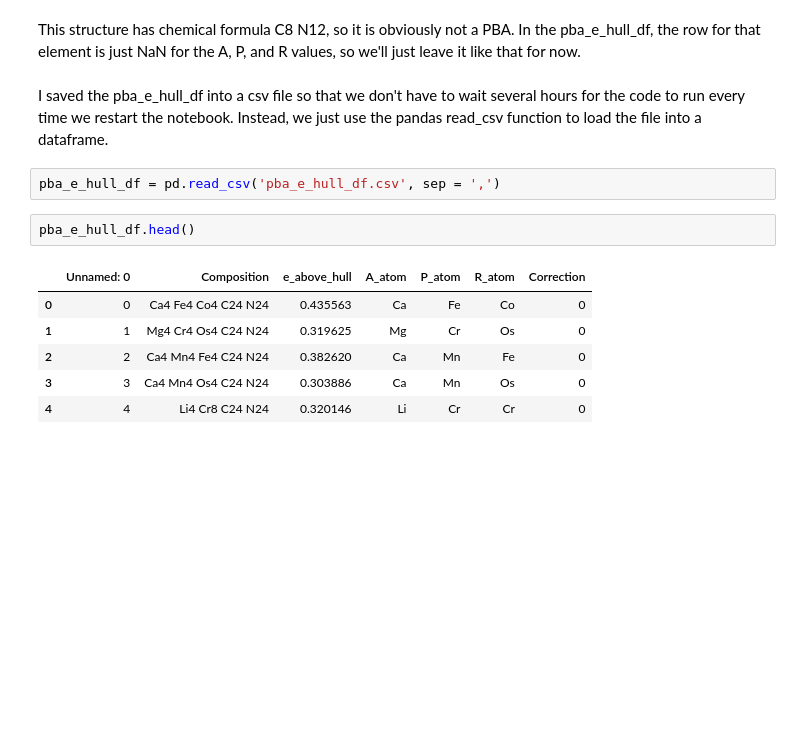
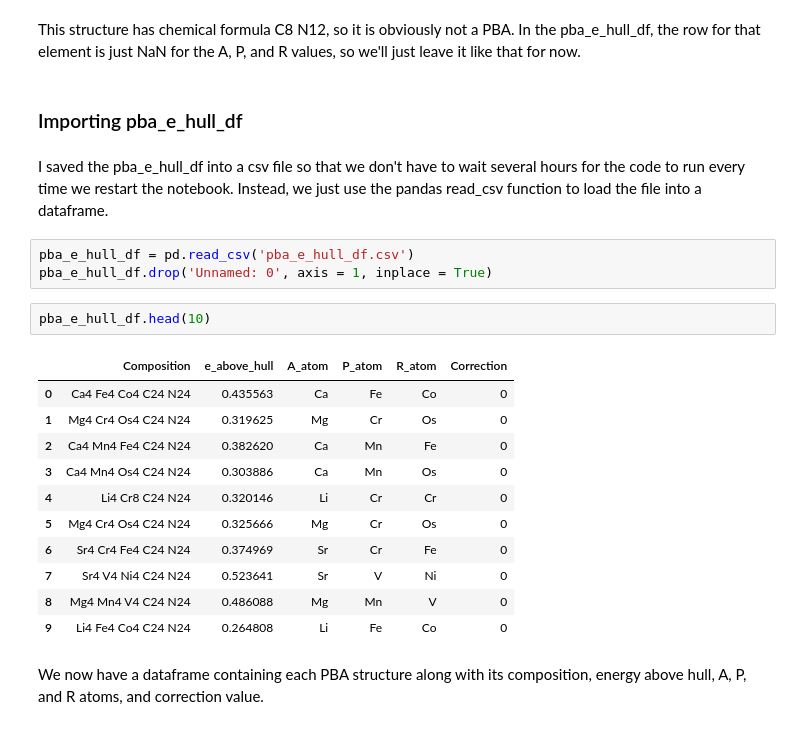
Before and after one commit to ewoodbury/my_pba_analysis, a Jupyter notebook: E Above Hull Analysis.ipynb, the cells around one changed output. Saved outputs shown, nothing was run; the diff lists cells and outputs as text; blank space fills up the shorter version.

```diff
--- a/E Above Hull Analysis.ipynb
+++ b/E Above Hull Analysis.ipynb
@@ -364,16 +345,26 @@ Data:
 # print(data_1[457])
 # %% [markdown]
 This structure has chemical formula C8 N12, so it is obviously not a PBA. In the pba_e_hull_df, the row for that element is just NaN for the A, P, and R values, so we'll just leave it like that for now.
+# %% [markdown]
+### Importing pba_e_hull_df
 # %% [markdown]
 I saved the pba_e_hull_df into a csv file so that we don't have to wait several hours for the code to run every time we restart the notebook. Instead, we just use the pandas read_csv function to load the file into a dataframe.
 # %%
-pba_e_hull_df = pd.read_csv('pba_e_hull_df.csv', sep = ',')
+pba_e_hull_df = pd.read_csv('pba_e_hull_df.csv')
+pba_e_hull_df.drop('Unnamed: 0', axis = 1, inplace = True)
 # %%
-pba_e_hull_df.head()
+pba_e_hull_df.head(10)
 # %% [output]
-|  | Unnamed: 0 | Composition | e_above_hull | A_atom | P_atom | R_atom | Correction |
-| 0 | 0 | Ca4 Fe4 Co4 C24 N24 | 0.435563 | Ca | Fe | Co | 0 |
-| 1 | 1 | Mg4 Cr4 Os4 C24 N24 | 0.319625 | Mg | Cr | Os | 0 |
-| 2 | 2 | Ca4 Mn4 Fe4 C24 N24 | 0.382620 | Ca | Mn | Fe | 0 |
-| 3 | 3 | Ca4 Mn4 Os4 C24 N24 | 0.303886 | Ca | Mn | Os | 0 |
-| 4 | 4 | Li4 Cr8 C24 N24 | 0.320146 | Li | Cr | Cr | 0 |
+|  | Composition | e_above_hull | A_atom | P_atom | R_atom | Correction |
+| 0 | Ca4 Fe4 Co4 C24 N24 | 0.435563 | Ca | Fe | Co | 0 |
+| 1 | Mg4 Cr4 Os4 C24 N24 | 0.319625 | Mg | Cr | Os | 0 |
+| 2 | Ca4 Mn4 Fe4 C24 N24 | 0.382620 | Ca | Mn | Fe | 0 |
+| 3 | Ca4 Mn4 Os4 C24 N24 | 0.303886 | Ca | Mn | Os | 0 |
+| 4 | Li4 Cr8 C24 N24 | 0.320146 | Li | Cr | Cr | 0 |
+| 5 | Mg4 Cr4 Os4 C24 N24 | 0.325666 | Mg | Cr | Os | 0 |
+| 6 | Sr4 Cr4 Fe4 C24 N24 | 0.374969 | Sr | Cr | Fe | 0 |
+| 7 | Sr4 V4 Ni4 C24 N24 | 0.523641 | Sr | V | Ni | 0 |
+| 8 | Mg4 Mn4 V4 C24 N24 | 0.486088 | Mg | Mn | V | 0 |
+| 9 | Li4 Fe4 Co4 C24 N24 | 0.264808 | Li | Fe | Co | 0 |
+# %% [markdown]
+We now have a dataframe containing each PBA structure along with its composition, energy above hull, A, P, and R atoms, and correction value.
```
Also changed, not shown: parts of 7 cells of this notebook.
